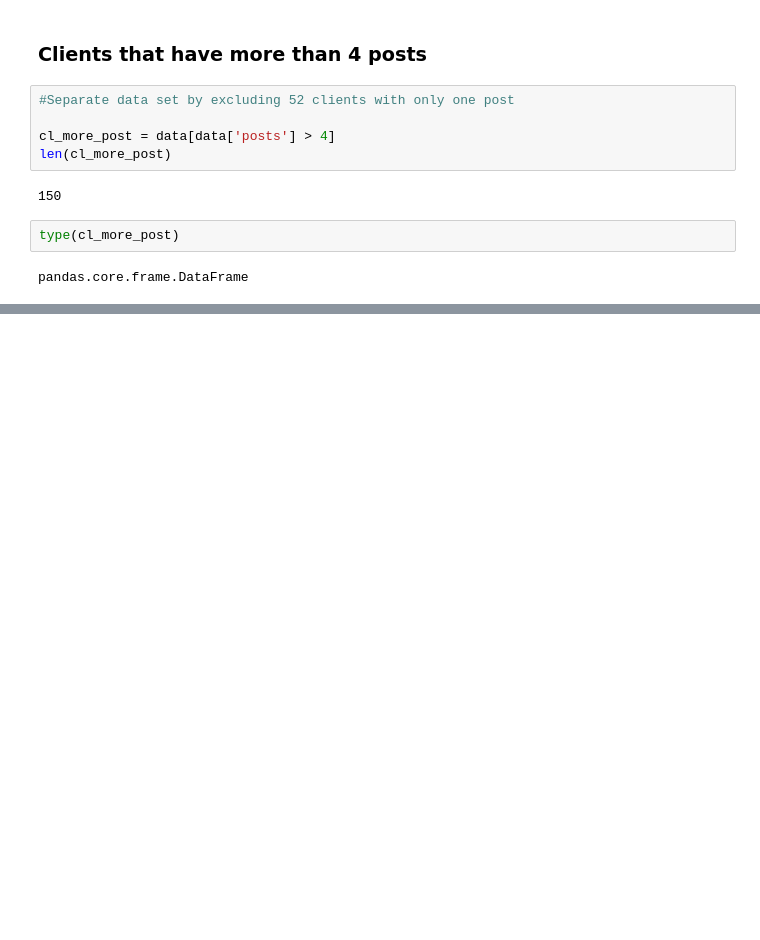
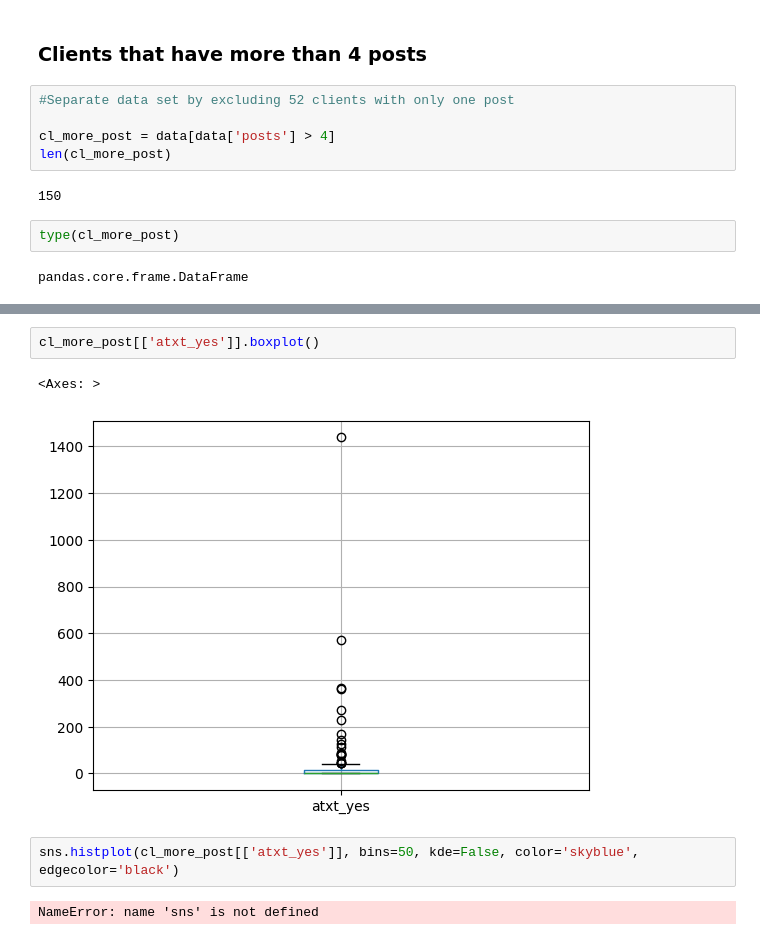
Before and after one commit to alterism/mastodon-alt-text, a Jupyter notebook: introduction_data_science_project.ipynb, the cells around one changed output, grey strips where cells are left out. Cells and saved outputs as stored; diff of their text form; blank space fills up the shorter version.

```diff
--- a/introduction_data_science_project.ipynb
+++ b/introduction_data_science_project.ipynb
@@ -494,0 +494,9 @@ See the caveats in the documentation: https://pandas.pydata.org/pandas-docs/stab
+# %%
+cl_more_post[['atxt_yes']].boxplot()
+# %% [output]
+<Axes: >
+[figure, added]
+# %%
+sns.histplot(cl_more_post[['atxt_yes']], bins=50, kde=False, color='skyblue', edgecolor='black')
+# %% [output]
+NameError: name 'sns' is not defined
```
Also changed, not shown: parts of 14 cells of this notebook.
